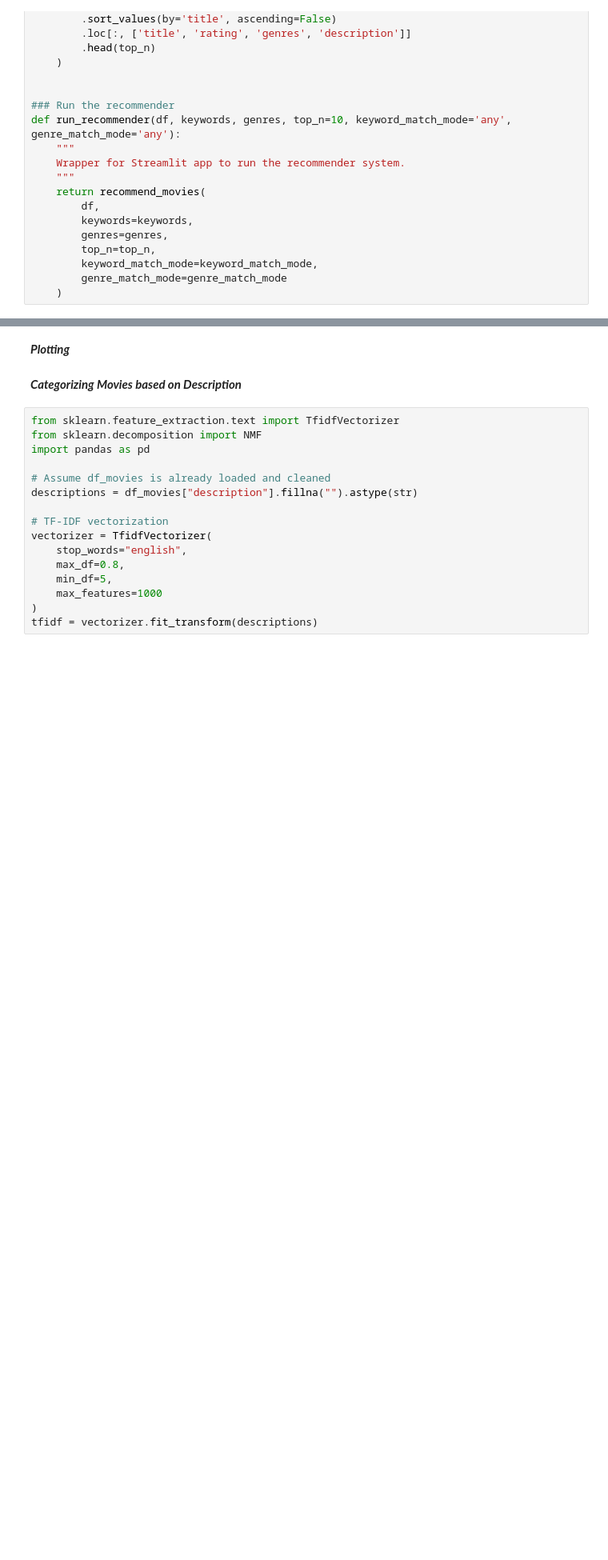
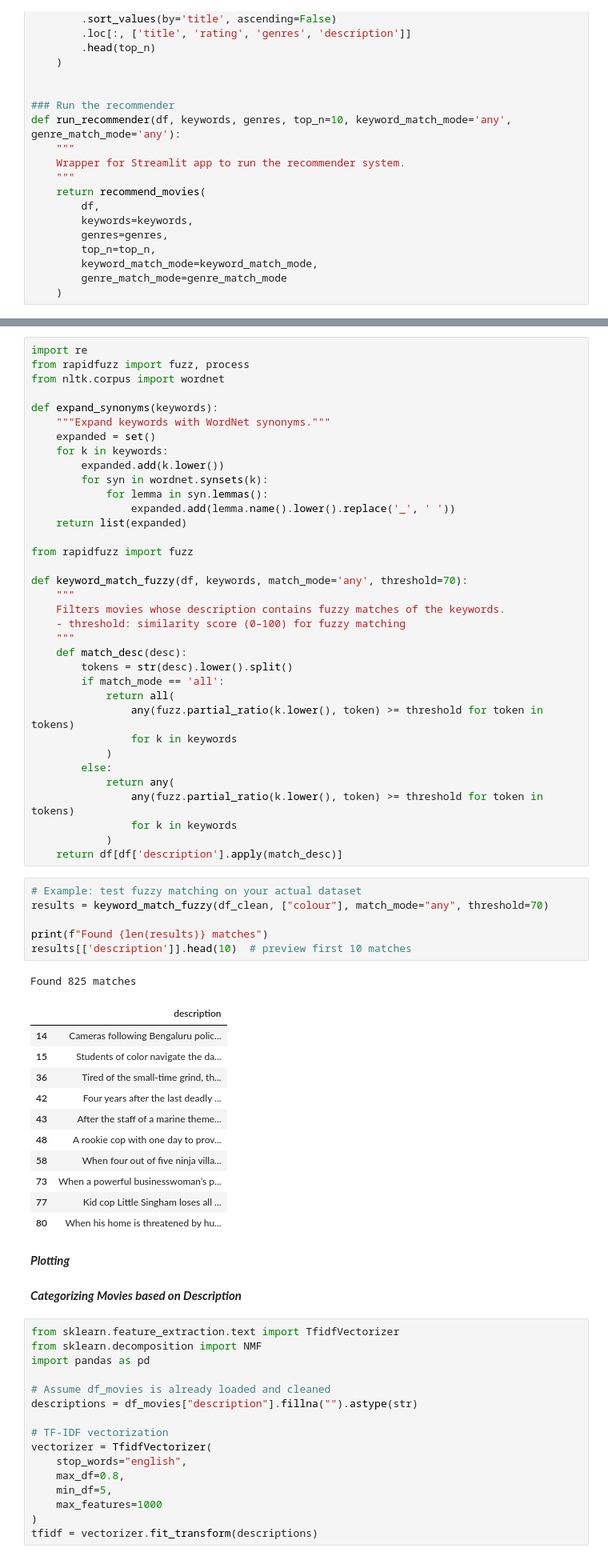
Before and after one commit to mkulynyc/IntroToDataScience_FinalProject, a Jupyter notebook: scratch_work.ipynb, the cells around one changed output, grey strips where cells are left out. Shown: that part at 80% size. Saved outputs shown, nothing was run; the diff lists cells and outputs as text; blank space fills up the shorter version.

Commit message:
added fuzzy matching

```diff
--- a/scratch_work.ipynb
+++ b/scratch_work.ipynb
@@ -342,3 +349,57 @@ def run_recommender(df, keywords, genres, top_n=10, keyword_match_mode='any', ge
+# %%
+import re
+from rapidfuzz import fuzz, process
+from nltk.corpus import wordnet
+
+def expand_synonyms(keywords):
+    """Expand keywords with WordNet synonyms."""
+    expanded = set()
+    for k in keywords:
+        expanded.add(k.lower())
+        for syn in wordnet.synsets(k):
+            for lemma in syn.lemmas():
+                expanded.add(lemma.name().lower().replace('_', ' '))
+    return list(expanded)
+
+from rapidfuzz import fuzz
+
+def keyword_match_fuzzy(df, keywords, match_mode='any', threshold=70):
+    """
+    Filters movies whose description contains fuzzy matches of the keywords.
+    - threshold: similarity score (0–100) for fuzzy matching
+    """
+    def match_desc(desc):
+        tokens = str(desc).lower().split()
+        if match_mode == 'all':
+            return all(
+                any(fuzz.partial_ratio(k.lower(), token) >= threshold for token in tokens)
+                for k in keywords
+            )
+        else:
+            return any(
+                any(fuzz.partial_ratio(k.lower(), token) >= threshold for token in tokens)
+                for k in keywords
+            )
+    return df[df['description'].apply(match_desc)]
+# %%
+# Example: test fuzzy matching on your actual dataset
+results = keyword_match_fuzzy(df_clean, ["colour"], match_mode="any", threshold=70)
+
+print(f"Found {len(results)} matches")
+results[['description']].head(10)  # preview first 10 matches
+# %% [output]
+Found 825 matches
+|  | description |
+| 14 | Cameras following Bengaluru polic... |
+| 15 | Students of color navigate the da... |
+| 36 | Tired of the small-time grind, th... |
+| 42 | Four years after the last deadly ... |
+| 43 | After the staff of a marine theme... |
+| 48 | A rookie cop with one day to prov... |
+| 58 | When four out of five ninja villa... |
+| 73 | When a powerful businesswoman’s p... |
+| 77 | Kid cop Little Singham loses all ... |
+| 80 | When his home is threatened by hu... |
 # %% [markdown]
 ***Plotting***
 # %% [markdown]
```
Also changed, not shown: parts of 1 cell of this notebook, 1 other file.
